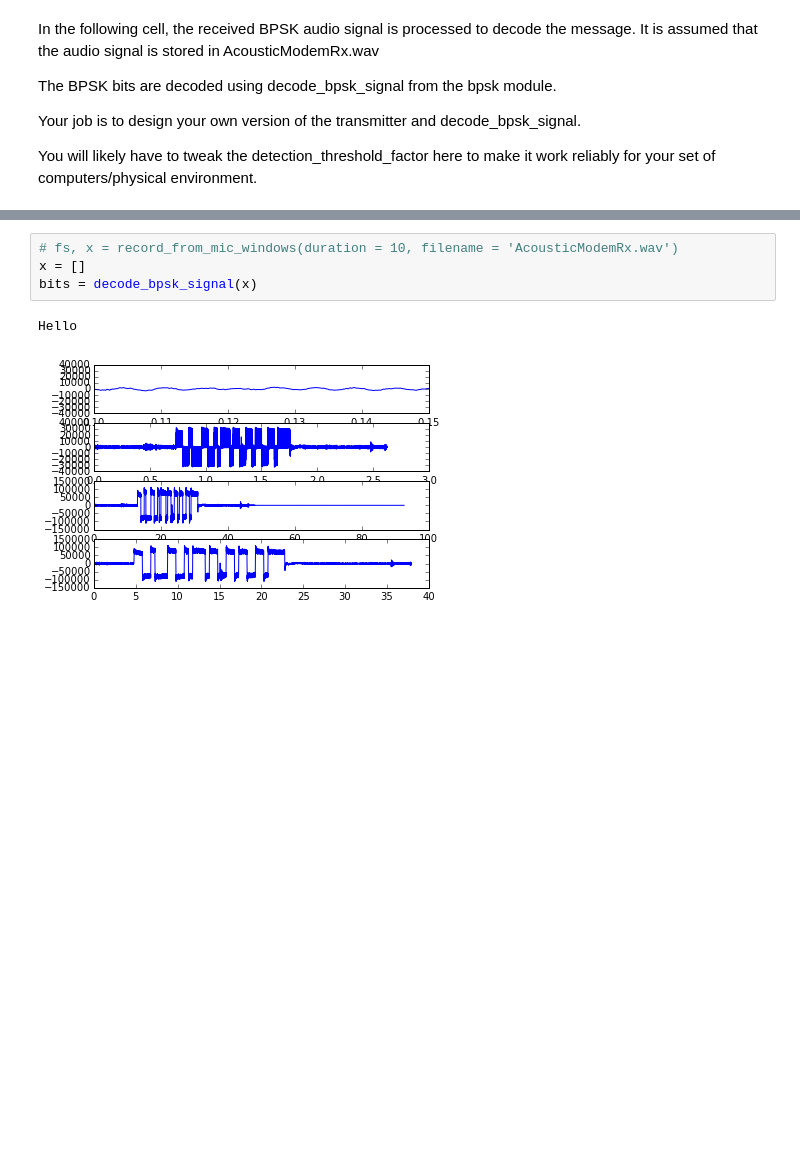
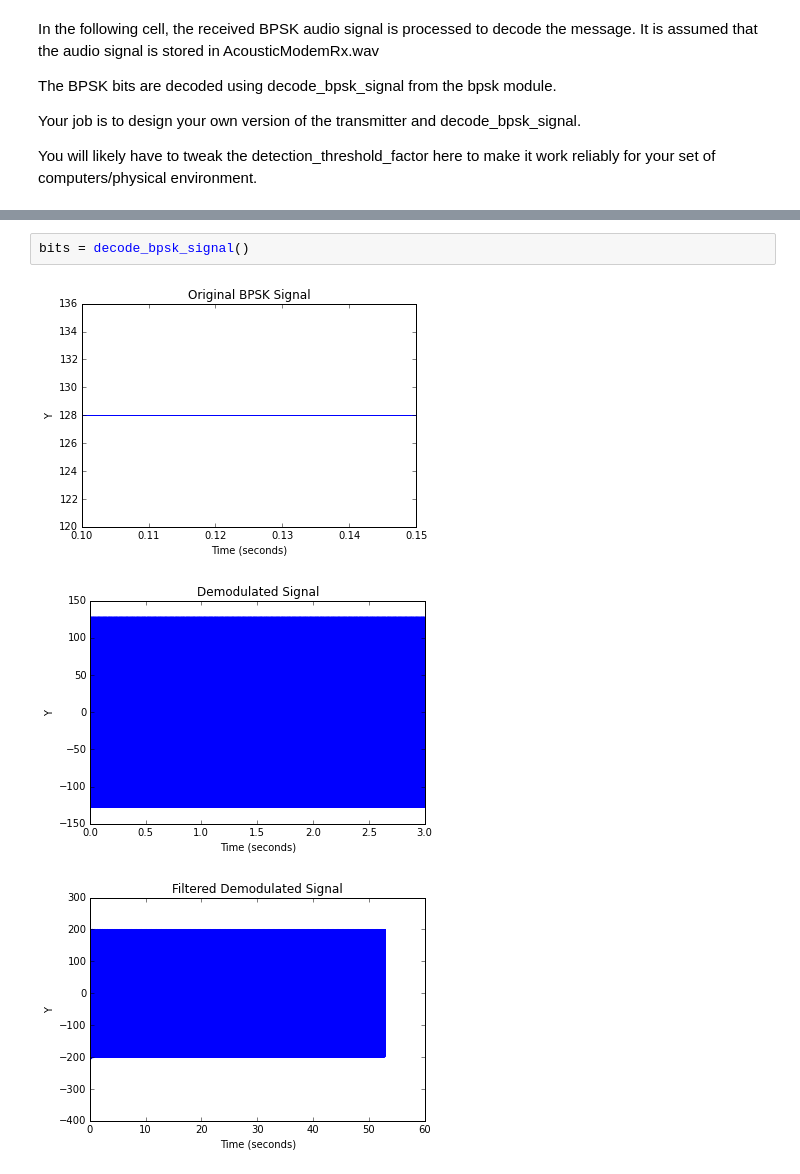
Before and after one commit to CaseyAlvarado/ps09, a Jupyter notebook: AcousticModemReceiver-NoPyAudio-ps09.ipynb, the cells around one changed output, grey strips where cells are left out. Cells and saved outputs as stored; diff of their text form; blank space fills up the shorter version.

```diff
--- a/AcousticModemReceiver-NoPyAudio-ps09.ipynb
+++ b/AcousticModemReceiver-NoPyAudio-ps09.ipynb
@@ -209,10 +225,9 @@ def decode_bpsk_signal(x, freq=1000, rate = 8000, symbol_len = 250, detection_th
     print (NPbits2String(bits[1:len(bits)]))
 
     return bits[1:len(bits)]
-# %%
-# fs, x = record_from_mic_windows(duration = 10, filename = 'AcousticModemRx.wav')
-x = []
-bits = decode_bpsk_signal(x)
-# %% [output]
-Hello
-[figure, removed]
+# %%
+bits = decode_bpsk_signal()
+# %% [output]
+[figure, added]
+[figure, added]
+[figure, added]
```
Also changed, not shown: parts of 1 cell of this notebook.
